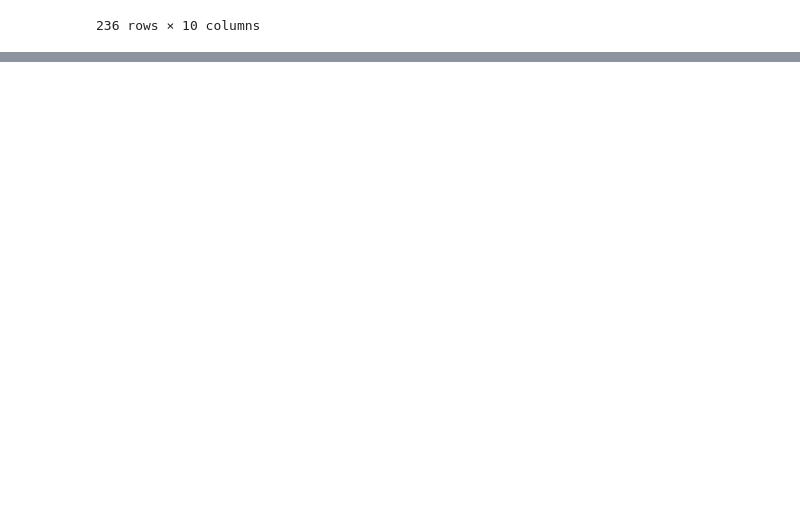
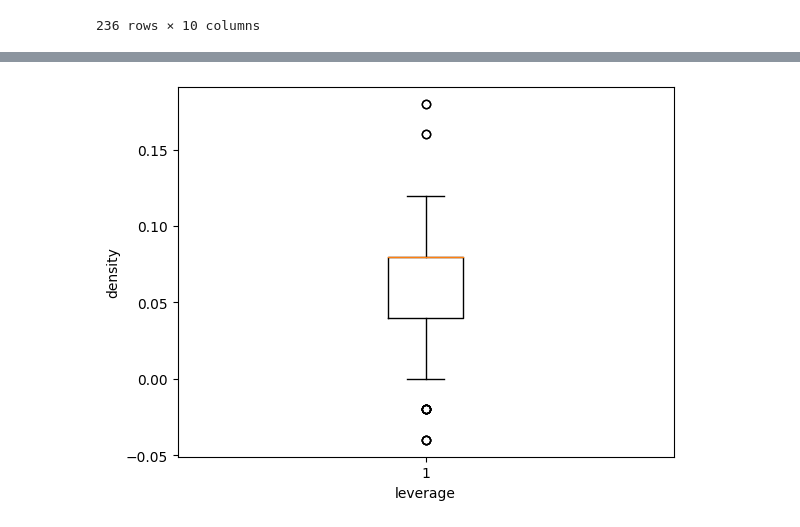
Before and after one commit to kaushaldeep7/python_fundamentals2, a Jupyter notebook: My_movies_Association_rules.ipynb, the cells around one changed output, grey strips where cells are left out. Drawn from its saved outputs; the diff is of its cells as text; code cells hidden in the pictures; blank space fills up the shorter version.

```diff
--- a/My_movies_Association_rules.ipynb
+++ b/My_movies_Association_rules.ipynb
@@ -209,0 +244,7 @@ rules[rules.lift<1]
+# %%
+plt.boxplot(rules['leverage'])
+plt.xlabel('leverage')
+plt.ylabel('density')
+plt.show()
+# %% [output]
+[figure, added]
```
Also changed, not shown: parts of 15 cells of this notebook.
